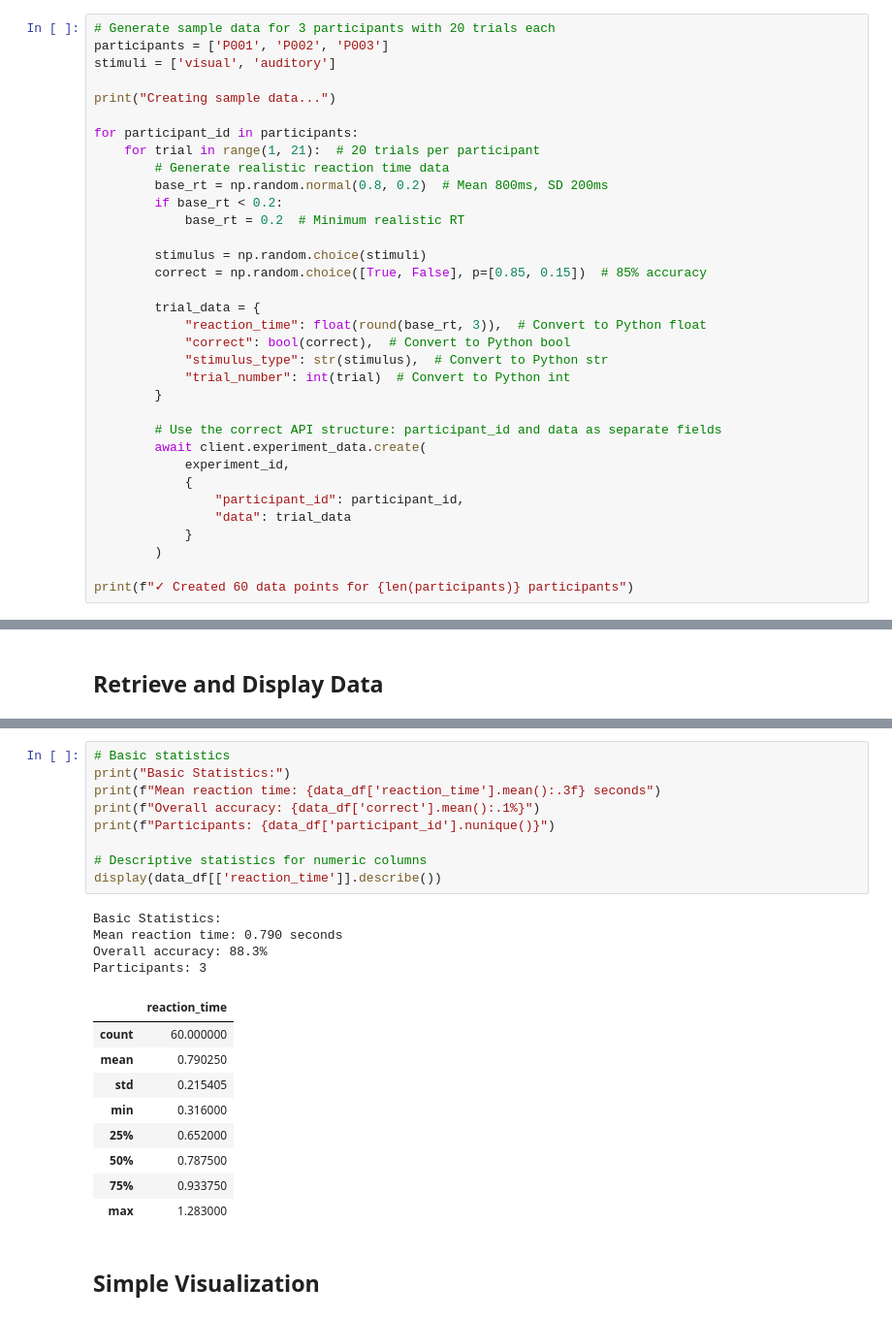
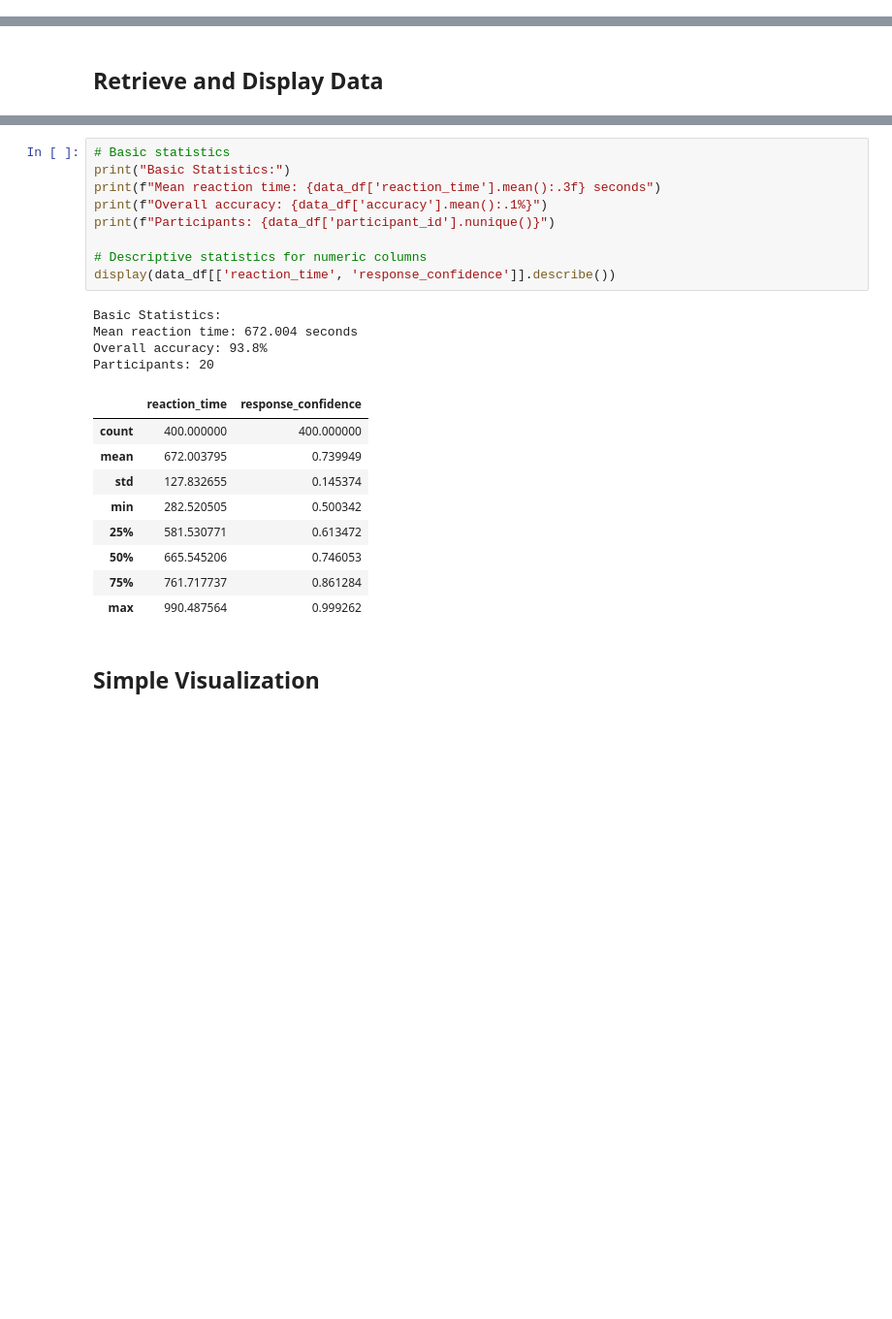
Before and after one commit to WAVE-Lab-Williams/wave-client, a Jupyter notebook: python/examples/data_analysis_example.ipynb, the cells around one changed output, grey strips where cells are left out. Shown at 97% size. Cells and saved outputs as stored; diff of their text form; blank space fills up the shorter version.

```diff
--- a/python/examples/data_analysis_example.ipynb
+++ b/python/examples/data_analysis_example.ipynb
@@ -98,34 +98,0 @@ except Exception as e:
-# %%
-# Generate sample data for 3 participants with 20 trials each
-participants = ['P001', 'P002', 'P003']
-stimuli = ['visual', 'auditory']
-
-print("Creating sample data...")
-
-for participant_id in participants:
-    for trial in range(1, 21):  # 20 trials per participant
-        # Generate realistic reaction time data
-        base_rt = np.random.normal(0.8, 0.2)  # Mean 800ms, SD 200ms
-        if base_rt < 0.2:
-            base_rt = 0.2  # Minimum realistic RT
-
-        stimulus = np.random.choice(stimuli)
-        correct = np.random.choice([True, False], p=[0.85, 0.15])  # 85% accuracy
-
-        trial_data = {
-            "reaction_time": float(round(base_rt, 3)),  # Convert to Python float
-            "correct": bool(correct),  # Convert to Python bool
-            "stimulus_type": str(stimulus),  # Convert to Python str
-            "trial_number": int(trial)  # Convert to Python int
-        }
-
-        # Use the correct API structure: participant_id and data as separate fields
-        await client.experiment_data.create(
-            experiment_id,
-            {
-                "participant_id": participant_id,
-                "data": trial_data
-            }
-        )
-
-print(f"✓ Created 60 data points for {len(participants)} participants")
@@ -164,26 +170,26 @@ Retrieved 60 data points
 # %%
 # Basic statistics
 print("Basic Statistics:")
 print(f"Mean reaction time: {data_df['reaction_time'].mean():.3f} seconds")
-print(f"Overall accuracy: {data_df['correct'].mean():.1%}")
+print(f"Overall accuracy: {data_df['accuracy'].mean():.1%}")
 print(f"Participants: {data_df['participant_id'].nunique()}")
 
 # Descriptive statistics for numeric columns
-display(data_df[['reaction_time']].describe())
+display(data_df[['reaction_time', 'response_confidence']].describe())
 # %% [output]
 Basic Statistics:
-Mean reaction time: 0.790 seconds
-Overall accuracy: 88.3%
-Participants: 3
+Mean reaction time: 672.004 seconds
+Overall accuracy: 93.8%
+Participants: 20
-|  | reaction_time |
-| count | 60.000000 |
-| mean | 0.790250 |
-| std | 0.215405 |
-| min | 0.316000 |
-| 25% | 0.652000 |
-| 50% | 0.787500 |
-| 75% | 0.933750 |
-| max | 1.283000 |
+|  | reaction_time | response_confidence |
+| count | 400.000000 | 400.000000 |
+| mean | 672.003795 | 0.739949 |
+| std | 127.832655 | 0.145374 |
+| min | 282.520505 | 0.500342 |
+| 25% | 581.530771 | 0.613472 |
+| 50% | 665.545206 | 0.746053 |
+| 75% | 761.717737 | 0.861284 |
+| max | 990.487564 | 0.999262 |
 # %% [markdown]
 ## Simple Visualization
 # %%
```
Also changed, not shown: parts of 11 cells of this notebook, 7 other files.
